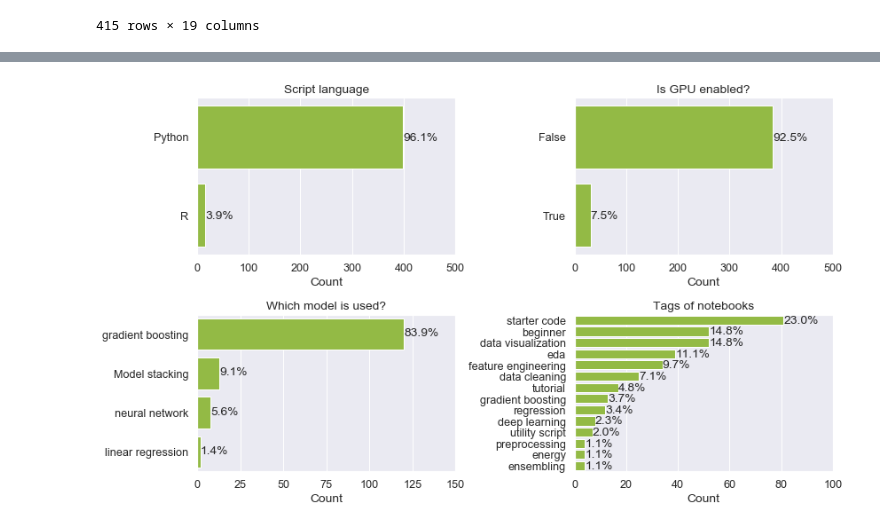
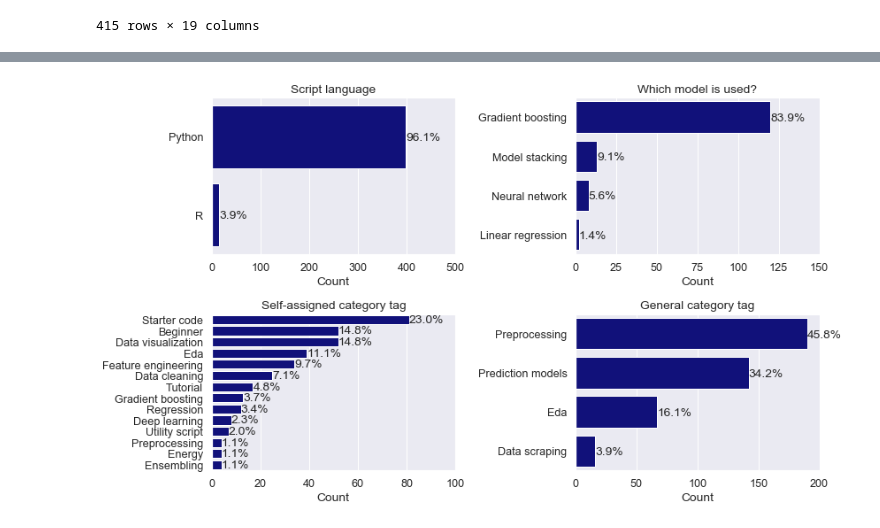
Before and after one commit to buds-lab/ashrae-great-energy-predictor-3-overview-analysis, a Jupyter notebook: KernelNotebook/Combined bar charts.ipynb, the cells around one changed output, grey strips where cells are left out. Saved outputs shown, nothing was run; the diff lists cells and outputs as text; code cells hidden in the pictures.

```diff
--- a/KernelNotebook/Combined bar charts.ipynb
+++ b/KernelNotebook/Combined bar charts.ipynb
@@ -13,6 +17,6 @@ import pickle
 # %%
 df_dataset=pd.read_excel('dataset_meta.xlsx', sheet_name='rawData', index_col=0)
-df_dataset = df_dataset.rename(columns={'meter_reading':'data points'})
-df_dataset['site_id'] = 'site' + df_dataset['site_id'].astype('str')
+df_dataset = df_dataset.rename(columns={'meter_reading':'Data points'})
+df_dataset['site_id'] = 'Site' + df_dataset['site_id'].astype('str')
 df_dataset
 # %% [output]
@@ -154,3 +146,10 @@ df_notebooks
 | 413 | https://www.kaggle.com/vladimirsy... | Python | NaN | False | 17021 | NaN | 0 | ... |
 | 414 | https://www.kaggle.com/hozhen/in-... | Python | NaN | False | 3696 | NaN | 0 | ... |
 415 rows × 19 columns
+# %%
+df_notebookWithMedals = df_notebooks[['title','totalVotes', 'bestPublicScore', 'Leak data usage']].sort_values('totalVotes', ascending=False)
+df_notebookWithMedals.loc[df_notebookWithMedals['bestPublicScore']>0,'category'] = 'Prediction Models'
+df_notebookWithMedals.loc[(df_notebookWithMedals['category'].isna()) & (df_notebookWithMedals['Leak data usage']==1),'category'] = 'Data Scraping'
+df_notebookWithMedals.loc[(df_notebookWithMedals['category'].isna()) & (df_notebookWithMedals['title'].str.contains('EDA|Explor|Introduction')),'category'] = 'EDA'
+df_notebookWithMedals.loc[(df_notebookWithMedals['category'].isna()),'category'] = 'Preprocessing'
+df_notebookWithMedals
@@ -158,7 +171,7 @@ df_notebooks
 nr_rows = 2
 nr_cols = 2
 
-color = "yellowgreen"
+color = "darkblue"
 sns.set(font_scale = 1.15)
 fig, axs = plt.subplots(nr_rows, nr_cols, figsize=(nr_cols*6,nr_rows*3.5))
 
@@ -183,73 +196,73 @@ for p in ax1.patches:
         y = p.get_y() + p.get_height()/1.8
         ax1.annotate(percentage, (x, y))
 
-#Fig 2: Is GPU enabled?
-colName='isGpuEnabled'
-title='Is GPU enabled?'
-# Temporary dataset
-df_temp = df_notebooks[colName].value_counts().sort_values(ascending=False)
-df_temp = pd.DataFrame(df_temp)
-df_temp.columns = ['Count']
-df_temp = df_temp.reset_index()
-df_temp.rename(columns={'index':colName}, inplace=True)
-df_temp['isGpuEnabled'] = df_temp['isGpuEnabled'].astype('str')
-# Plot
-plt.title(title)
-ax2 = sns.barplot(y=colName, x="Count", data=df_temp, color= color, ax = axs[0][1])
-ax2.title.set_text(title)
-ax2.set(ylabel="", xlim=(0, 500))
-# Adds percentage
-total = df_temp['Count'].sum().sum()
-for p in ax2.patches:
-        percentage = '{:.1f}%'.format(100 * p.get_width()/total)
-        x = p.get_x() + p.get_width() + 0.02
-        y = p.get_y() + p.get_height()/1.8
-        ax2.annotate(percentage, (x, y))
-
-#Fig 3: Which model is used?
+#Fig 2: Which model is used?
 colName='Models\t'
 title='Which model is used?'
 # Temporary dataset
 df_temp = df_notebooks[colName].value_counts().sort_values(ascending=False)
 df_temp = pd.DataFrame(df_temp)
 df_temp.columns = ['Count']
 df_temp = df_temp.reset_index()
 df_temp.rename(columns={'index':colName}, inplace=True)
+df_temp[colName] = df_temp[colName].str.capitalize()
 # Plot
-ax3 = sns.barplot(y=colName, x="Count", data=df_temp, color= color, ax = axs[1][0])
-ax3.title.set_text(title)
-ax3.set(ylabel="", xlim=(0, 150))
+ax2 = sns.barplot(y=colName, x="Count", data=df_temp, color= color, ax = axs[0][1])
+ax2.title.set_text(title)
+ax2.set(ylabel="", xlim=(0, 150))
 # Adds percentage
 total = df_temp['Count'].sum().sum()
-for p in ax3.patches:
+for p in ax2.patches:
         percentage = '{:.1f}%'.format(100 * p.get_width()/total)
         x = p.get_x() + p.get_width() + 0.02
-        y = p.get_y() + p.get_height()/1.8
-        ax3.annotate(percentage, (x, y))
+        y = p.get_y() + p.get_height()/1.6
+        ax2.annotate(percentage, (x, y))
 
-#Fig 4: Tags of notebooks
+#Fig 3: Self-assigned category tag
 colName='tag'
-title = 'Tags of notebooks'
+title = 'Self-assigned category tag'
 # Temporary dataset
 list_tags = np.reshape(df_notebooks['tags'].to_list(), (1,-1)).tolist()[0]
 dict_tags = {tag:list_tags.count(tag) for tag in list_tags}
 df_tags_count = pd.DataFrame.from_dict(dict_tags, orient='index').sort_values(0, ascending=False).drop('nan')
 df_tags_count = df_tags_count.reset_index().rename(columns={'index':'tag', 0:'Count'})
 df_tags_count = df_tags_count[df_tags_count['Count']>3]
-df_tags_count
+df_tags_count[colName] = df_tags_count[colName].str.capitalize()
 # Plot
-ax4 = sns.barplot(y=colName, x="Count", data=df_tags_count, color= color, ax = axs[1][1])
-ax4.title.set_text(title)
-ax4.set(ylabel="", xlim=(0, 100))
+ax3 = sns.barplot(y=colName, x="Count", data=df_tags_count, color= color, ax = axs[1][0])
+ax3.title.set_text(title)
+ax3.set(ylabel="", xlim=(0, 100))
 # Adds percentage
 total = df_tags_count['Count'].sum().sum()
+for p in ax3.patches:
+        percentage = '{:.1f}%'.format(100 * p.get_width()/total)
+        x = p.get_x() + p.get_width() + 0.02
+        y = p.get_y() + p.get_height()/1.2
+        ax3.annotate(percentage, (x, y))
+
+#Fig 4: General category tag
+colName='category'
+title='General category tag'
+# Temporary dataset
+df_temp = df_notebookWithMedals[colName].value_counts().sort_values(ascending=False)
+df_temp = pd.DataFrame(df_temp)
+df_temp.columns = ['Count']
+df_temp = df_temp.reset_index()
+df_temp.rename(columns={'index':colName}, inplace=True)
+df_temp[colName] = df_temp[colName].str.capitalize()
+# Plot
+ax4 = sns.barplot(y=colName, x="Count", data=df_temp, color= color, ax = axs[1][1])
+ax4.title.set_text(title)
+ax4.set(ylabel="", xlim=(0, 200))
+# Adds percentage
+total = df_temp['Count'].sum().sum()
 for p in ax4.patches:
         percentage = '{:.1f}%'.format(100 * p.get_width()/total)
         x = p.get_x() + p.get_width() + 0.02
-        y = p.get_y() + p.get_height()/1.2
+        y = p.get_y() + p.get_height()/1.6
         ax4.annotate(percentage, (x, y))
 
 plt.tight_layout()
 fig.savefig("notebook_summary.png", dpi=300)
 # %% [output]
-[figure, old version]
+[figure, new version]
```
Also changed, not shown: parts of 5 cells of this notebook, 3 other files.
